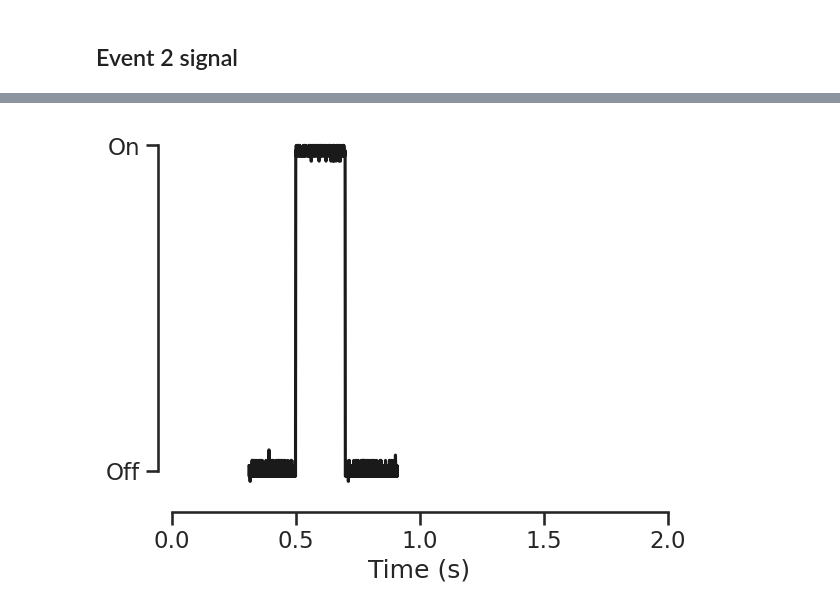
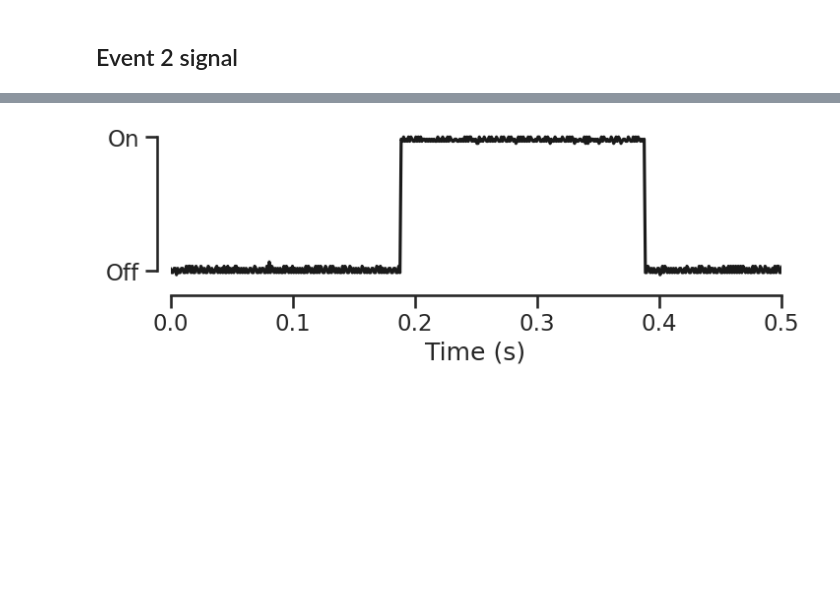
Before and after one commit to conorkeogh/syncmaster, a Jupyter notebook: nbs/03_triggering.ipynb, the cells around one changed output, grey strips where cells are left out. Drawn from its saved outputs; the diff is of its cells as text; code cells hidden in the pictures; blank space fills up the shorter version.

```diff
--- a/nbs/03_triggering.ipynb
+++ b/nbs/03_triggering.ipynb
@@ -137,27 +178,27 @@ device.event2()
 # %%
 #|echo:false
 # Load data
 data = np.loadtxt('./example_data/event2_trigger.csv', delimiter=',', skiprows=2, usecols=[0,1])
 
 t = data[:, 0]
 v = data[:, 1]
 
-t = t + 0.5
+t = t + abs(t.min())
 
-fig, ax = plt.subplots()
+fig, ax = plt.subplots(figsize=(8,2))
 
 ax.plot(t, v, 'k')
 
 ax.set(
     yticks = (0, np.max(v)),
     yticklabels = ['Off', 'On'],
-    xlim = (0, 2),
+    xlim = (0, 0.5),
     xlabel = 'Time (s)'
 )
 
 sns.despine(ax=ax, offset=10, trim=True)
 # %% [output]
-[figure, old version]
+[figure, new version]
 # %%
 #| hide
 import nbdev; nbdev.nbdev_export()
```
Also changed, not shown: parts of 18 cells of this notebook.
